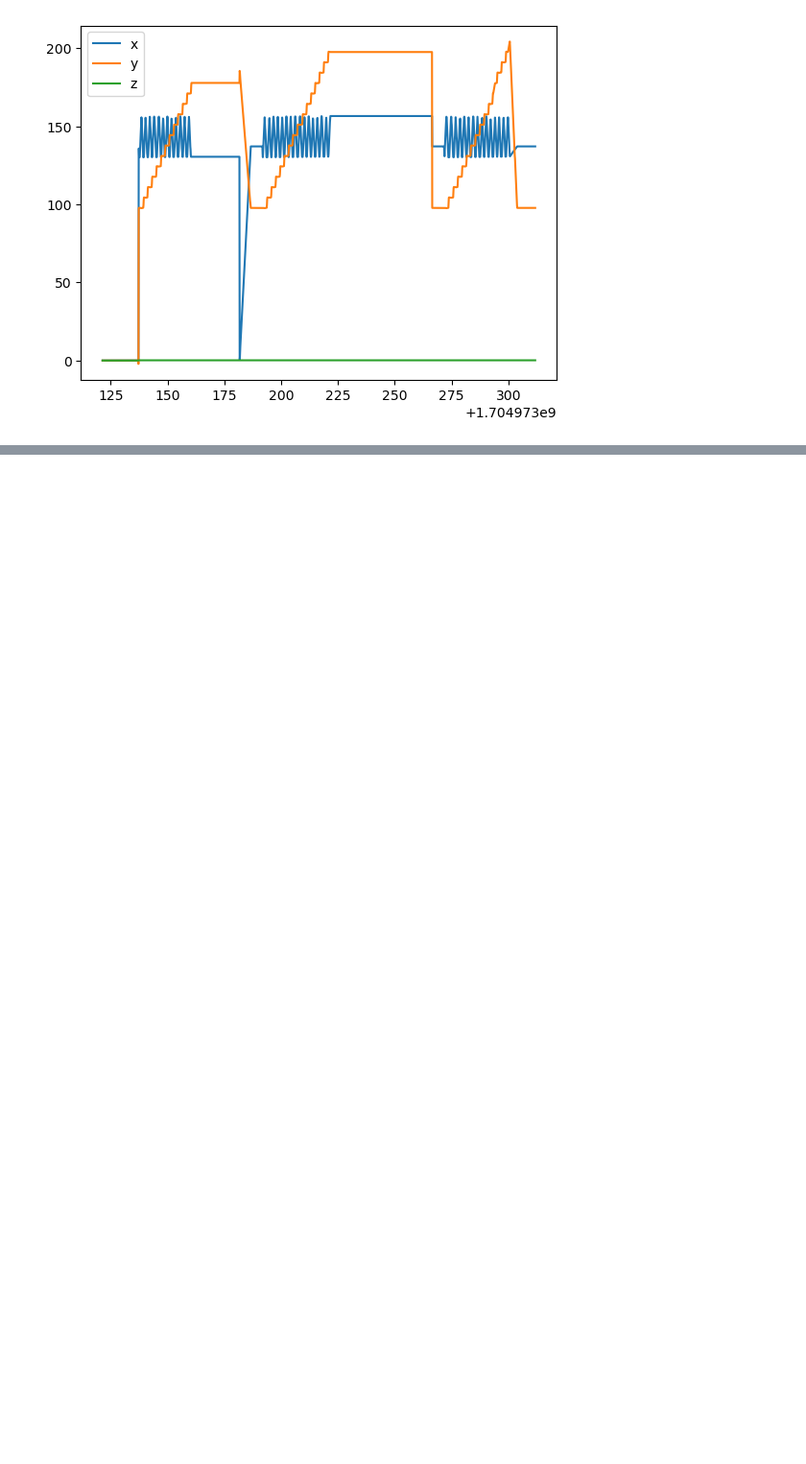
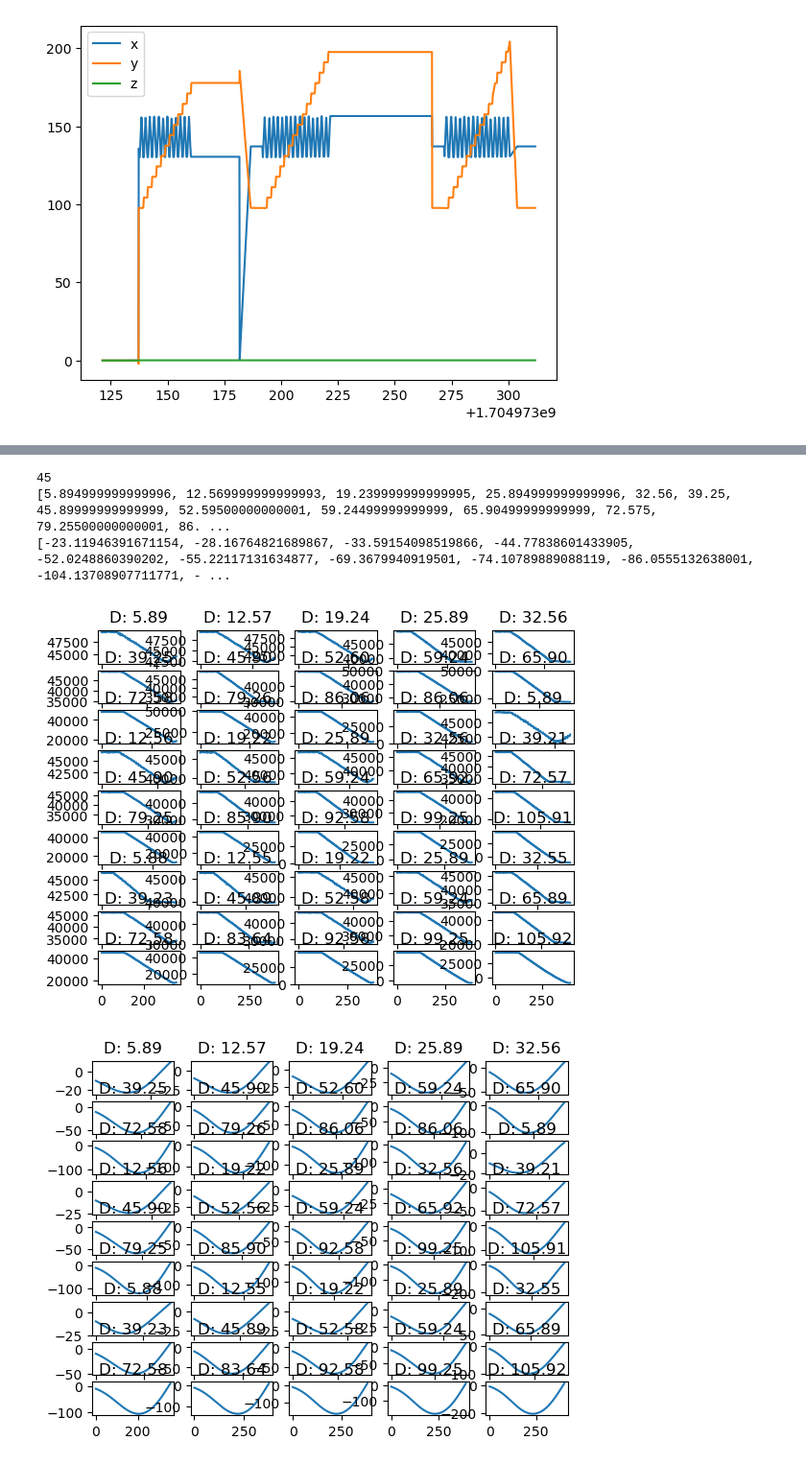
Before and after one commit to FoR-Group1/OpenWhisker, a Jupyter notebook: whisker_driver_ros2/scripts/data_analysis.ipynb, the cells around one changed output, grey strips where cells are left out. Shown: that part at 96% size. Drawn from its saved outputs; the diff is of its cells as text; code cells hidden in the pictures; blank space fills up the shorter version.

```diff
--- a/whisker_driver_ros2/scripts/data_analysis.ipynb
+++ b/whisker_driver_ros2/scripts/data_analysis.ipynb
@@ -55,0 +120,60 @@ plt.show()
+# %%
+shaft_timestamp = [x[0] for x in printer_data]
+
+BEAM_EDGE_Y_RELATIVE_TO_NOZZLE = 56.75
+WHISKER_TIP_Y = 35  # from the base of the printer bed
+
+
+def distance_on_shaft(y):
+    return y - BEAM_EDGE_Y_RELATIVE_TO_NOZZLE - WHISKER_TIP_Y
+
+
+shaft_data = [distance_on_shaft(x[2]) for x in printer_data]
+
+
+shaft_data_zipped = list(zip(shaft_timestamp, shaft_data))
+shaft_data_per_episode = []
+
+episodes_data = []
+episodes_grad_data = []
+for episode_start, episode_end in episodes:
+    episodes_data.append(
+        [y for t, y in zip(t_data, y_data) if t >= episode_start and t <= episode_end]
+    )
+    shaft_data_per_episode.append(
+        [
+            x[1]
+            for x in shaft_data_zipped
+            if x[0] >= episode_start and x[0] <= episode_end
+        ]
+    )
+    episodes_grad_data.append(
+        [y for t, y in zip(t_data, y_grad) if t >= episode_start and t <= episode_end]
+    )
+
+shaft_distance_per_episode = [float(np.median(x)) for x in shaft_data_per_episode]
+
+print(len(episodes_data))
+fig, axes = plt.subplots(ncols=5, nrows=math.ceil(len(episodes) / 5))
+for idx, data in enumerate(episodes_data):
+    ax = axes[idx // 5, idx % 5]
+    ax.plot(data)
+    ax.title.set_text(f"D: {shaft_distance_per_episode[idx]:.2f}")
+
+
+fig, axes = plt.subplots(ncols=5, nrows=math.ceil(len(episodes) / 5))
+for idx, data in enumerate(episodes_grad_data):
+    ax = axes[idx // 5, idx % 5]
+    ax.plot(data)
+    ax.title.set_text(f"D: {shaft_distance_per_episode[idx]:.2f}")
+
+
+max_grad_per_episode = [np.min(x) for x in episodes_grad_data]
+print(shaft_distance_per_episode)
+print(max_grad_per_episode)
+# %% [output]
+45
+[5.894999999999996, 12.569999999999993, 19.239999999999995, 25.894999999999996, 32.56, 39.25, 45.89999999999999, 52.59500000000001, 59.24499999999999, 65.90499999999999, 72.575, 79.25500000000001, 86. ...
+[-23.11946391671154, -28.16764821689867, -33.59154098519866, -44.77838601433905, -52.0248860390202, -55.22117131634877, -69.3679940919501, -74.10789889088119, -86.0555132638001, -104.13708907711771, - ...
+[figure, added]
+[figure, added]
```
Also changed, not shown: parts of 9 cells of this notebook, 1 other file.
